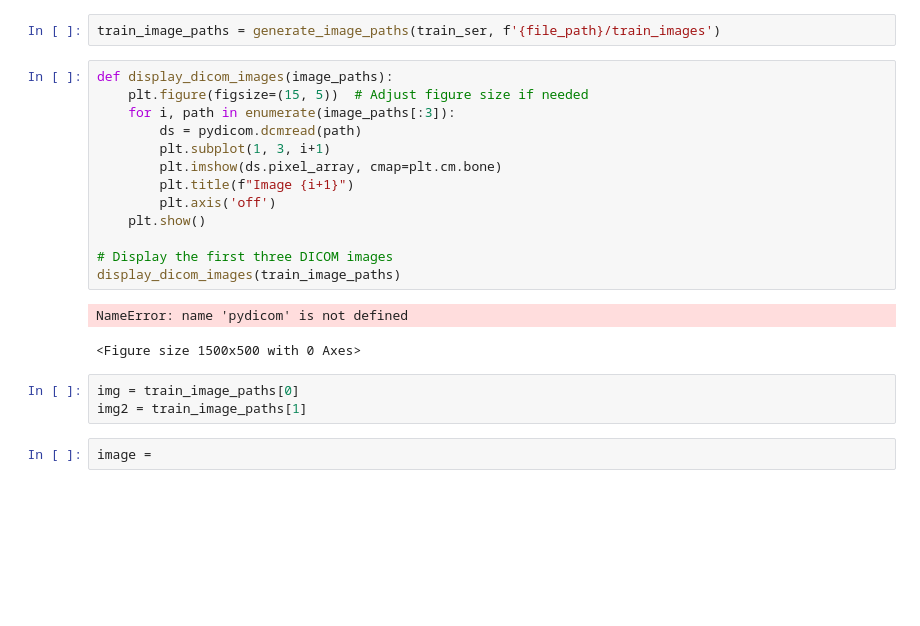
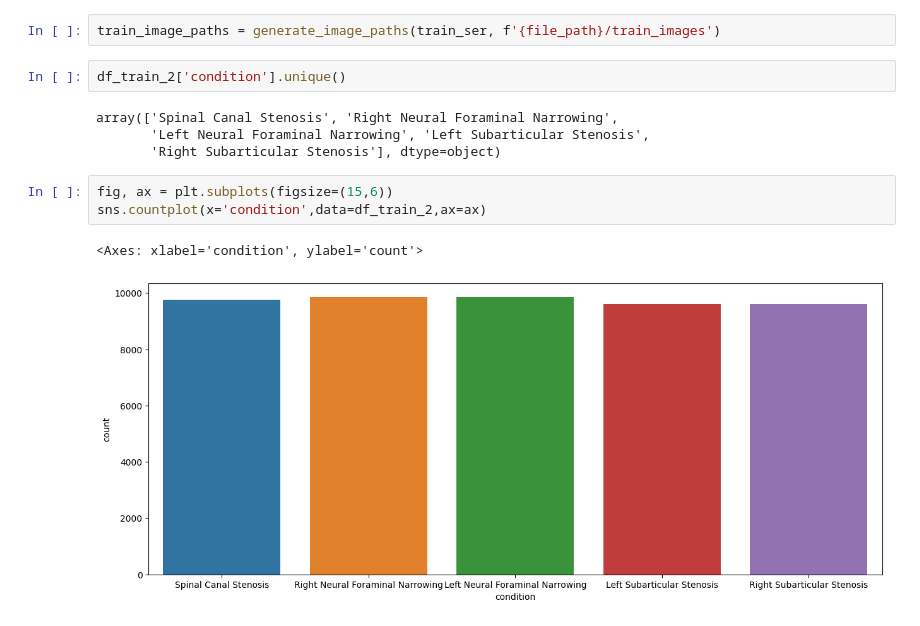
Before and after one commit to Arghya123r/Ml_codes, a Jupyter notebook: lumbar-spine-degen.ipynb, the cells around one changed output. Drawn from its saved outputs; the diff is of its cells as text; blank space fills up the shorter version.

```diff
--- a/lumbar-spine-degen.ipynb
+++ b/lumbar-spine-degen.ipynb
@@ -108,24 +110,15 @@ def generate_image_paths(df, data_dir):
     return image_paths
 # %%
 train_image_paths = generate_image_paths(train_ser, f'{file_path}/train_images')
-# %%
-def display_dicom_images(image_paths):
-    plt.figure(figsize=(15, 5))  # Adjust figure size if needed
-    for i, path in enumerate(image_paths[:3]):
-        ds = pydicom.dcmread(path)
-        plt.subplot(1, 3, i+1)
-        plt.imshow(ds.pixel_array, cmap=plt.cm.bone)
-        plt.title(f"Image {i+1}")
-        plt.axis('off')
-    plt.show()
-
-# Display the first three DICOM images
-display_dicom_images(train_image_paths)
-# %% [output]
-NameError: name 'pydicom' is not defined
-<Figure size 1500x500 with 0 Axes>
-# %%
-img = train_image_paths[0]
-img2 = train_image_paths[1]
-# %%
-image =
+# %%
+df_train_2['condition'].unique()
+# %% [output]
+array(['Spinal Canal Stenosis', 'Right Neural Foraminal Narrowing',
+       'Left Neural Foraminal Narrowing', 'Left Subarticular Stenosis',
+       'Right Subarticular Stenosis'], dtype=object)
+# %%
+fig, ax = plt.subplots(figsize=(15,6))
+sns.countplot(x='condition',data=df_train_2,ax=ax)
+# %% [output]
+<Axes: xlabel='condition', ylabel='count'>
+[figure, added]
```
Also changed, not shown: parts of 4 cells of this notebook.
